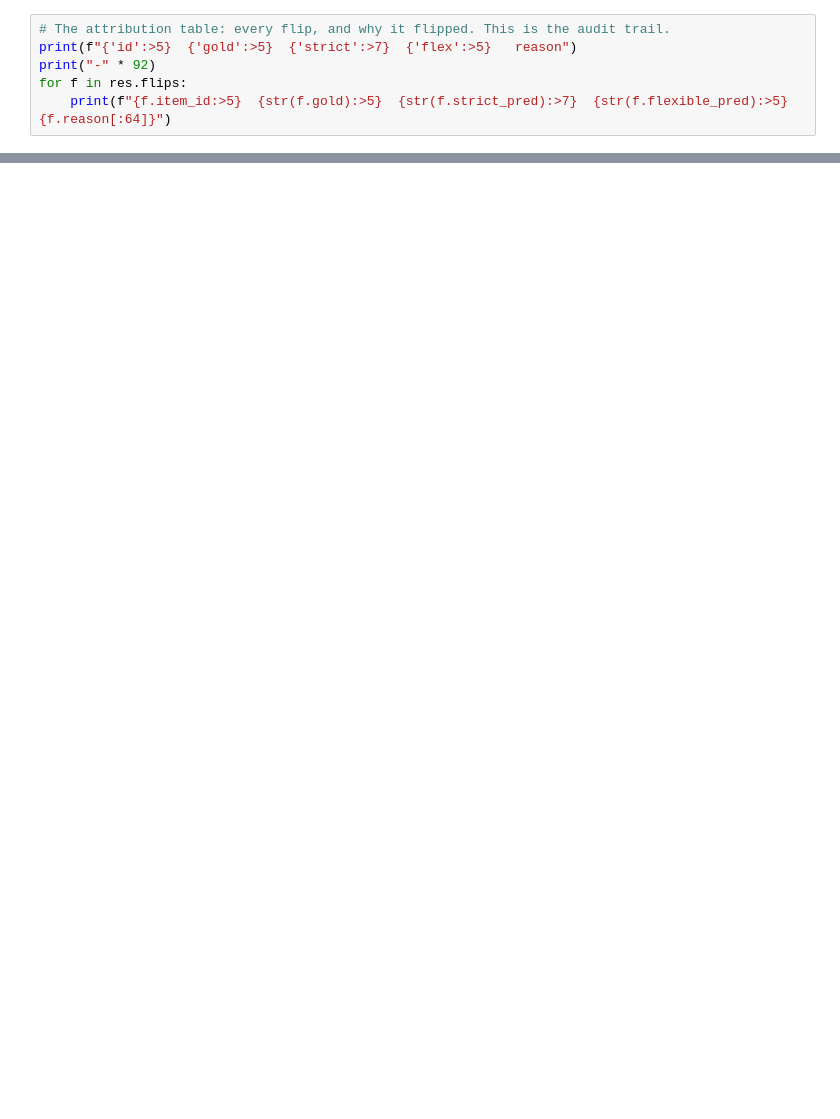
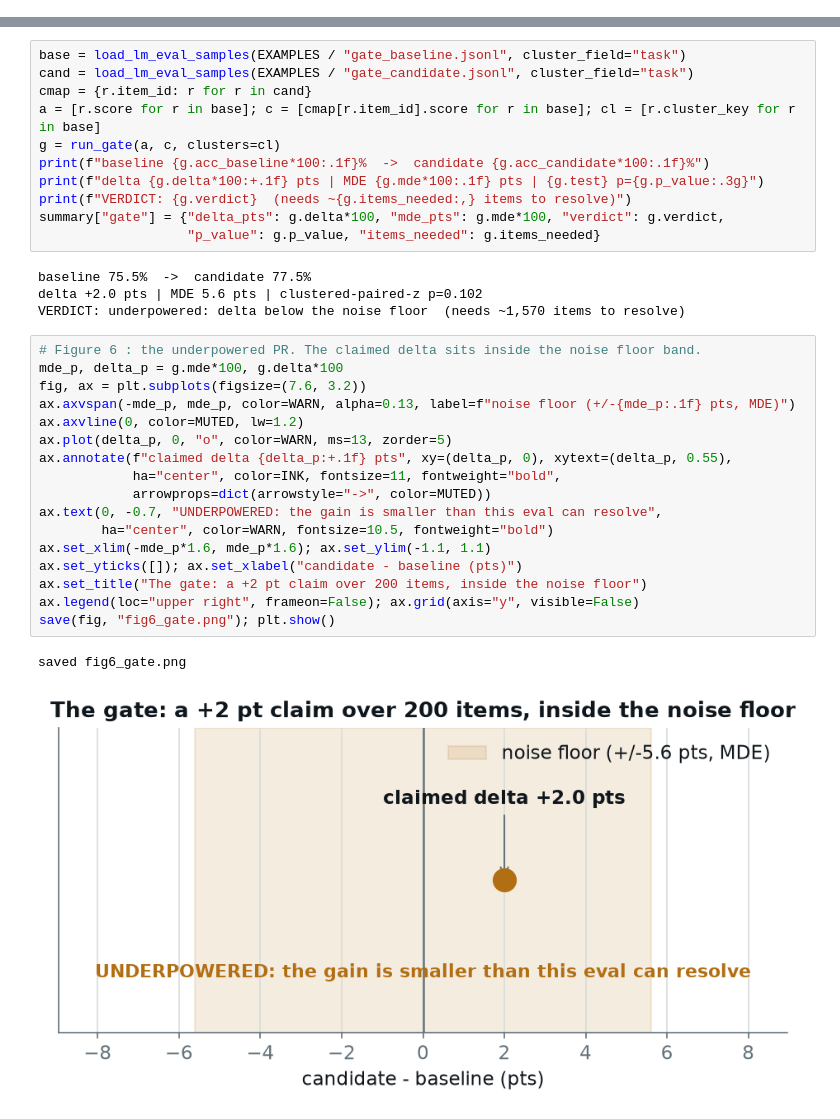
Before and after one commit to aravinds-kannappan/Assay, a Jupyter notebook: notebooks/assay_walkthrough.ipynb, the cells around one changed output, grey strips where cells are left out. Drawn from its saved outputs; the diff is of its cells as text; blank space fills up the shorter version.

```diff
--- a/notebooks/assay_walkthrough.ipynb
+++ b/notebooks/assay_walkthrough.ipynb
@@ -155,6 +0,0 @@ saved fig3_reconciler.png
-# %%
-# The attribution table: every flip, and why it flipped. This is the audit trail.
-print(f"{'id':>5}  {'gold':>5}  {'strict':>7}  {'flex':>5}   reason")
-print("-" * 92)
-for f in res.flips:
-    print(f"{f.item_id:>5}  {str(f.gold):>5}  {str(f.strict_pred):>7}  {str(f.flexible_pred):>5}   {f.reason[:64]}")
@@ -378,0 +238,35 @@ headline numbers
+# %%
+base = load_lm_eval_samples(EXAMPLES / "gate_baseline.jsonl", cluster_field="task")
+cand = load_lm_eval_samples(EXAMPLES / "gate_candidate.jsonl", cluster_field="task")
+cmap = {r.item_id: r for r in cand}
+a = [r.score for r in base]; c = [cmap[r.item_id].score for r in base]; cl = [r.cluster_key for r in base]
+g = run_gate(a, c, clusters=cl)
+print(f"baseline {g.acc_baseline*100:.1f}%  ->  candidate {g.acc_candidate*100:.1f}%")
+print(f"delta {g.delta*100:+.1f} pts | MDE {g.mde*100:.1f} pts | {g.test} p={g.p_value:.3g}")
+print(f"VERDICT: {g.verdict}  (needs ~{g.items_needed:,} items to resolve)")
+summary["gate"] = {"delta_pts": g.delta*100, "mde_pts": g.mde*100, "verdict": g.verdict,
+                   "p_value": g.p_value, "items_needed": g.items_needed}
+# %% [output]
+baseline 75.5%  ->  candidate 77.5%
+delta +2.0 pts | MDE 5.6 pts | clustered-paired-z p=0.102
+VERDICT: underpowered: delta below the noise floor  (needs ~1,570 items to resolve)
+# %%
+# Figure 6 : the underpowered PR. The claimed delta sits inside the noise floor band.
+mde_p, delta_p = g.mde*100, g.delta*100
+fig, ax = plt.subplots(figsize=(7.6, 3.2))
+ax.axvspan(-mde_p, mde_p, color=WARN, alpha=0.13, label=f"noise floor (+/-{mde_p:.1f} pts, MDE)")
+ax.axvline(0, color=MUTED, lw=1.2)
+ax.plot(delta_p, 0, "o", color=WARN, ms=13, zorder=5)
+ax.annotate(f"claimed delta {delta_p:+.1f} pts", xy=(delta_p, 0), xytext=(delta_p, 0.55),
+            ha="center", color=INK, fontsize=11, fontweight="bold",
+            arrowprops=dict(arrowstyle="->", color=MUTED))
+ax.text(0, -0.7, "UNDERPOWERED: the gain is smaller than this eval can resolve",
+        ha="center", color=WARN, fontsize=10.5, fontweight="bold")
+ax.set_xlim(-mde_p*1.6, mde_p*1.6); ax.set_ylim(-1.1, 1.1)
+ax.set_yticks([]); ax.set_xlabel("candidate - baseline (pts)")
+ax.set_title("The gate: a +2 pt claim over 200 items, inside the noise floor")
+ax.legend(loc="upper right", frameon=False); ax.grid(axis="y", visible=False)
+save(fig, "fig6_gate.png"); plt.show()
+# %% [output]
+saved fig6_gate.png
+[figure, added]
```
Also changed, not shown: parts of 36 cells of this notebook, 16 other files.
